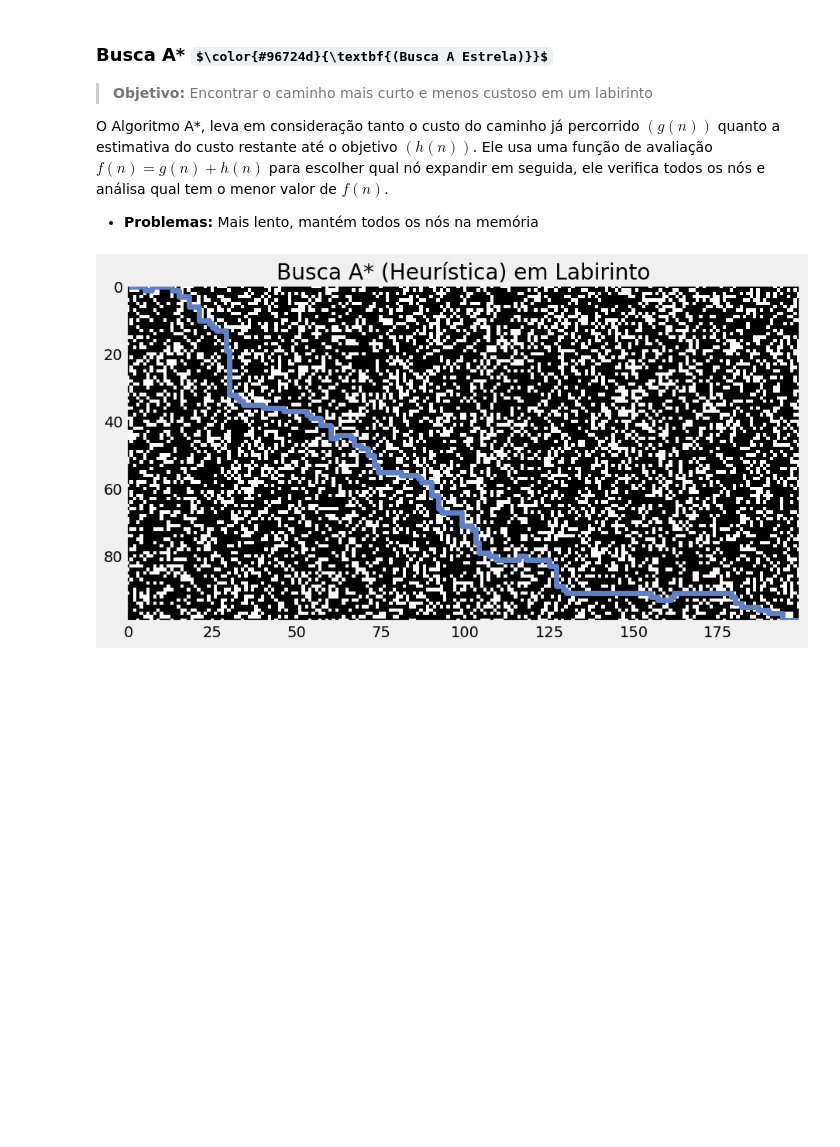
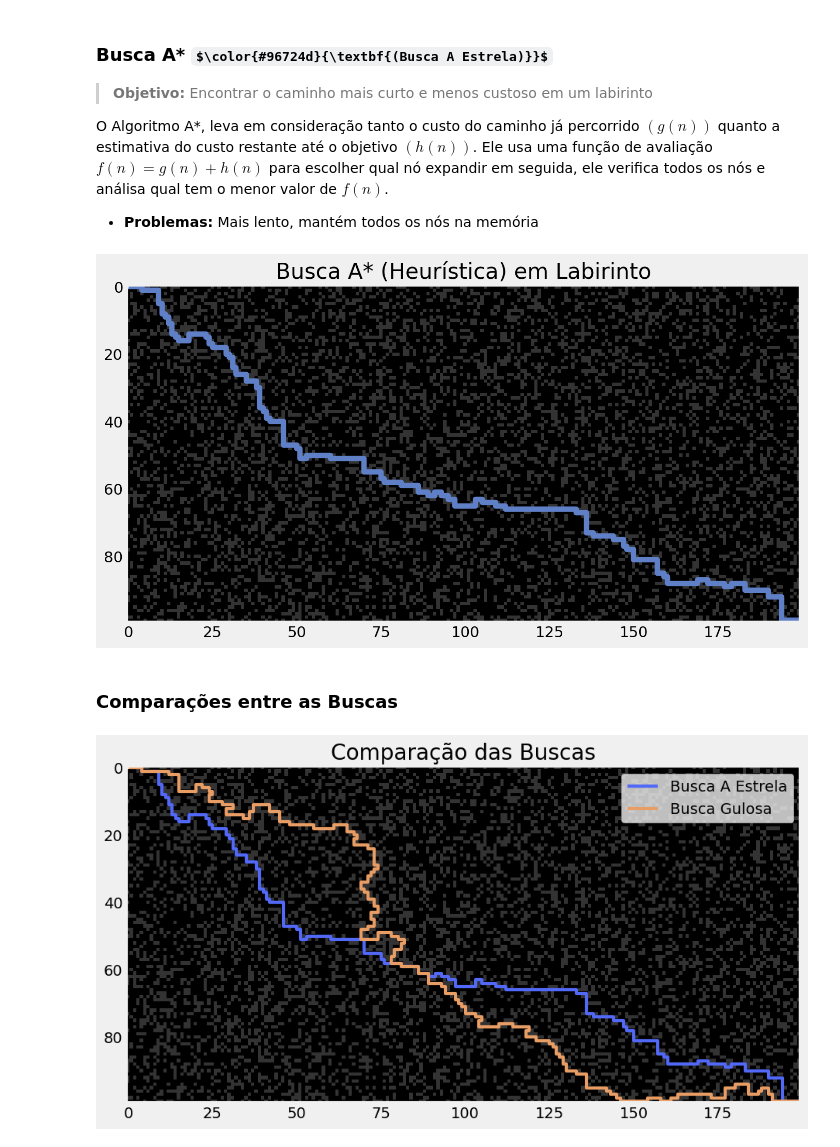
Before and after one commit to gabrielluizone/FirstCode, a Jupyter notebook: heuristic-search.ipynb, the cells around one changed output. Saved outputs shown, nothing was run; the diff lists cells and outputs as text; code cells hidden in the pictures; some formulas as TeX source; blank space fills up the shorter version.

```diff
--- a/heuristic-search.ipynb
+++ b/heuristic-search.ipynb
@@ -301,6 +330,19 @@ O Algoritmo A*, leva em consideração tanto o custo do caminho já percorrido $
 
 - **Problemas:** Mais lento, mantém todos os nós na memória
 # %%
-caminho = a_star(labirinto, inicio, fim, it=20, hr=False)
+caminho_otimo = a_star(labirinto, inicio, fim, it=100, hr=False)
 # %% [output]
-[figure, old version]
+[figure, new version]
+# %% [markdown]
+### Comparações entre as Buscas
+# %%
+plt.figure(figsize=(10, 10))
+plt.imshow(labirinto, cmap='gray', interpolation='nearest')
+plt.plot([x[1] for x in caminho_otimo], [x[0] for x in caminho_otimo], color='#5268f7', linewidth=3, label='Busca A Estrela')
+plt.plot([x[1] for x in caminho_ok], [x[0] for x in caminho_ok], color='#e89d64', linewidth=3, label='Busca Gulosa')
+plt.grid(False)
+plt.title('Comparação das Buscas')
+plt.legend()
+plt.show()
+# %% [output]
+[figure, added]
```
Also changed, not shown: parts of 6 cells of this notebook.
